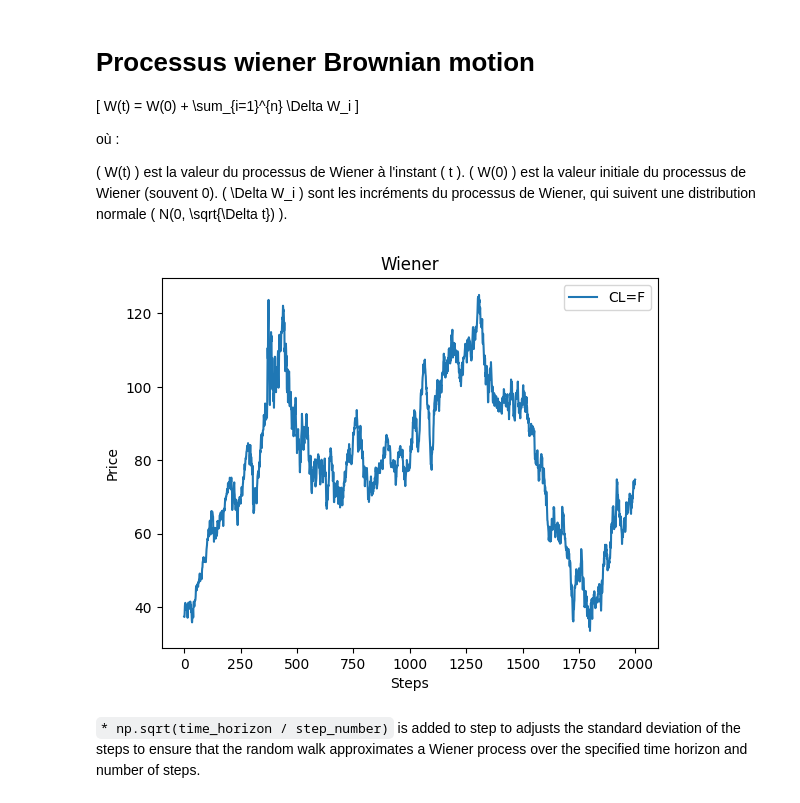
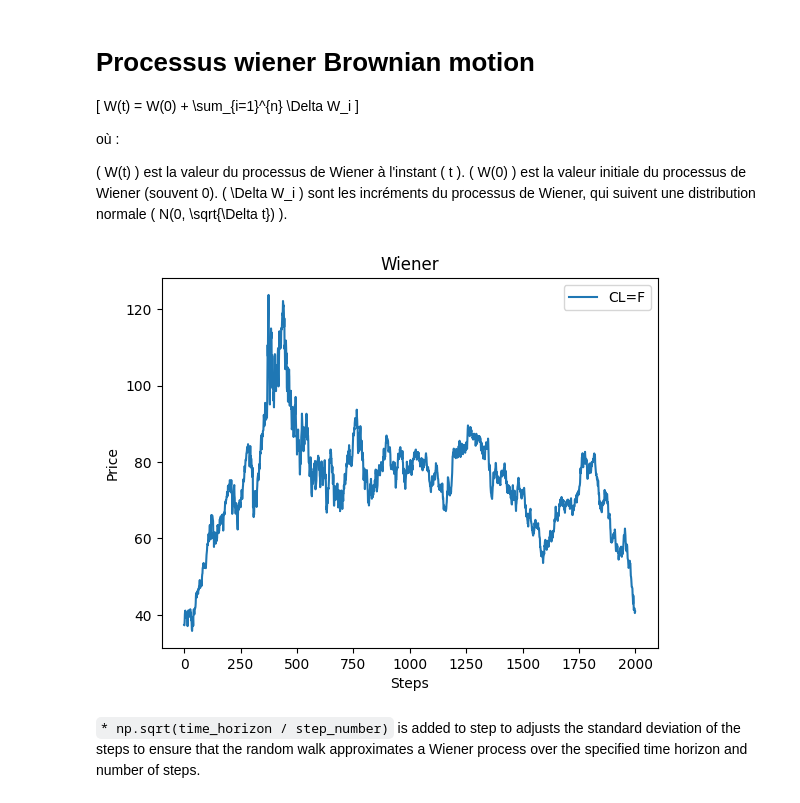
Before and after one commit to Errahum/HeliosFinance, a Jupyter notebook: notebooks/errahum_research/data_analyst/random_walk.ipynb, the cells around one changed output. Drawn from its saved outputs; the diff is of its cells as text; code cells hidden in the pictures.

```diff
--- a/notebooks/errahum_research/data_analyst/random_walk.ipynb
+++ b/notebooks/errahum_research/data_analyst/random_walk.ipynb
@@ -139,26 +139,26 @@ où :
 # %%
 initial_price_at_t = CL['Close'].iloc[-1] # last Close value
 step_number = 1000 # 1000 steps
-volatility = 50 # 50%
+volatility = 30 # 30%, the volatility of CL is really high.
 time_horizon = 1 # 1 day
 
 last_100_values = CL['Close'].iloc[-1000:] # last 100 Close values
 
 # Normal distribution with mean 0 and standard deviation sqrt(time_horizon / step_number)
 step = np.random.randn(step_number) * volatility * np.sqrt(time_horizon / step_number)
 
 random_walk = initial_price_at_t + np.cumsum(step)
 
 combined_values = np.concatenate((last_100_values, random_walk))
 
 plt.plot(combined_values)
 plt.legend(['CL=F', 'Wiener'])
 plt.title('Wiener')
 plt.xlabel('Steps')
 plt.ylabel('Price')
 plt.show()
 # %% [output]
-[figure, old version]
+[figure, new version]
 # %% [markdown]
 `* np.sqrt(time_horizon / step_number)` is added to step to adjusts the standard deviation of the steps to ensure that the random walk approximates a Wiener process over the specified time horizon and number of steps.
 # %%
```
